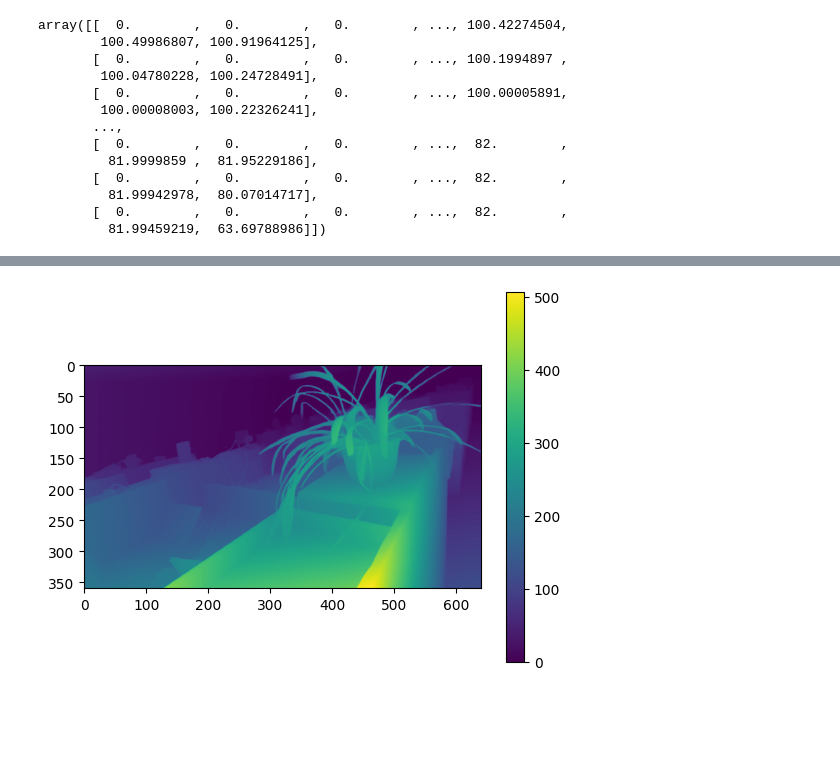
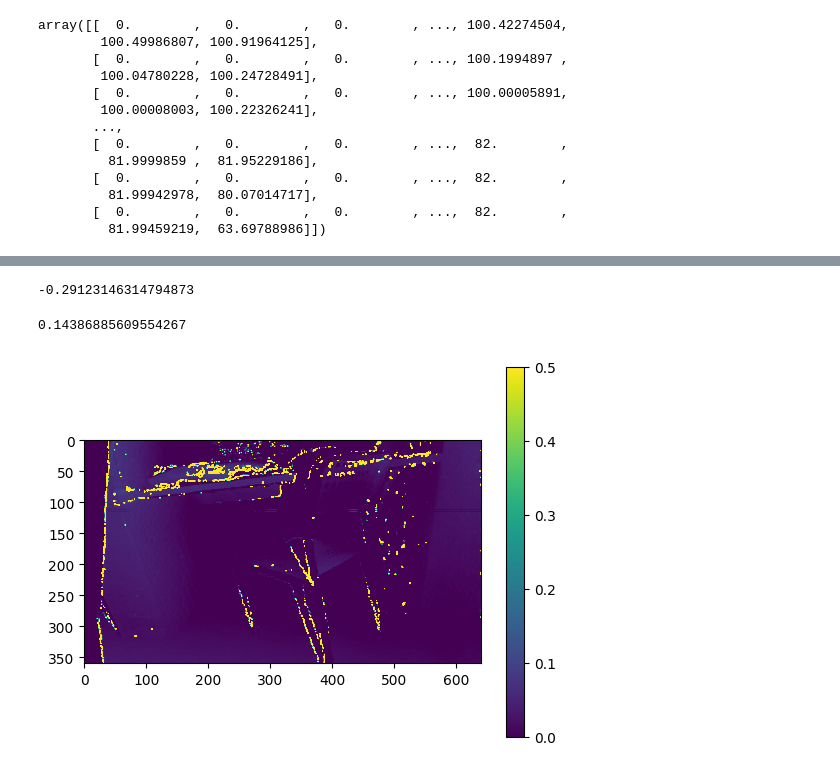
Before and after one commit to WEIIEW97/disp-refine-by-OT, a Jupyter notebook: research.ipynb, the cells around one changed output, grey strips where cells are left out. Cells and saved outputs as stored; diff of their text form; code cells hidden in the pictures; blank space fills up the shorter version.

```diff
--- a/research.ipynb
+++ b/research.ipynb
@@ -268,6 +268,7 @@ def recheck_vectorized(Xs: np.ndarray, Xt: np.ndarray, kernel_size=4, alpha=0.1,
 import torch
 import torch.nn as nn
 import torch.optim as optim
+from tqdm import tqdm
 
 
 class KLTripletOptimizer:
@@ -303,7 +304,7 @@ class KLTripletOptimizer:
         return hist
 
     def train(self, num_epoches=3000):
-        for _ in range(num_epoches):
+        for _ in tqdm(range(num_epoches)):
             self.optimizer.zero_grad()
             xs_norm = torch.sigmoid(self.xs)
             xd_norm = torch.sigmoid(self.xd)
@@ -494,4 +478,14 @@ figure_show(dl)
-# %%
-figure_show(scaled_dl)
-# %% [output]
-[figure, removed]
+# %%
+mu_diff1 = (o_trans_agg-scaled_agg).mean()
+mu_diff1
+# %% [output]
+-0.29123146314794873
+# %%
+mu_diff2 = (trans_agg_restore-scaled_agg).mean()
+mu_diff2
+# %% [output]
+0.14386885609554267
+# %%
+figure_show(o_trans_agg-scaled_agg, 0, 0, 0.5)
+# %% [output]
+[figure, added]
```
Also changed, not shown: parts of 7 cells of this notebook.
